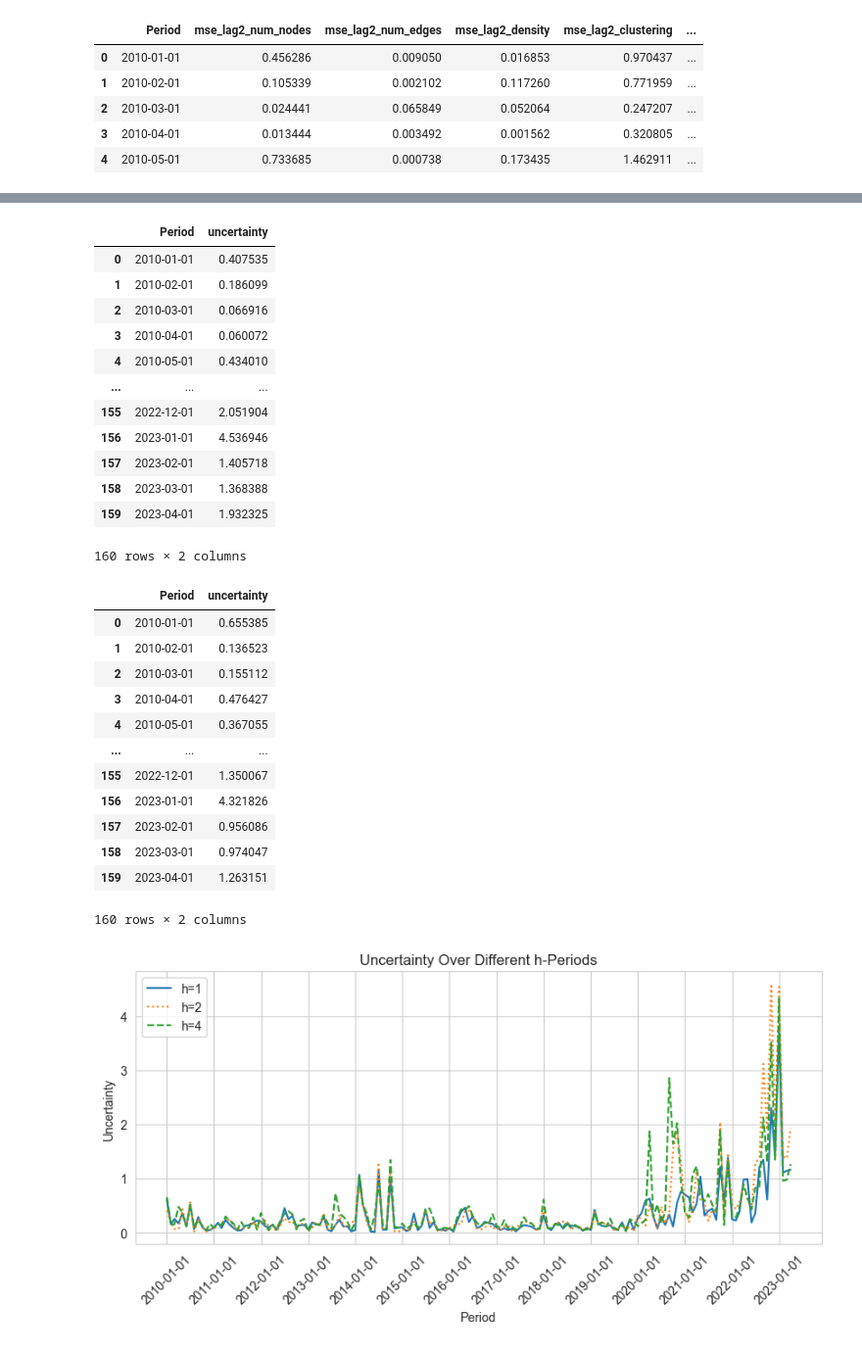
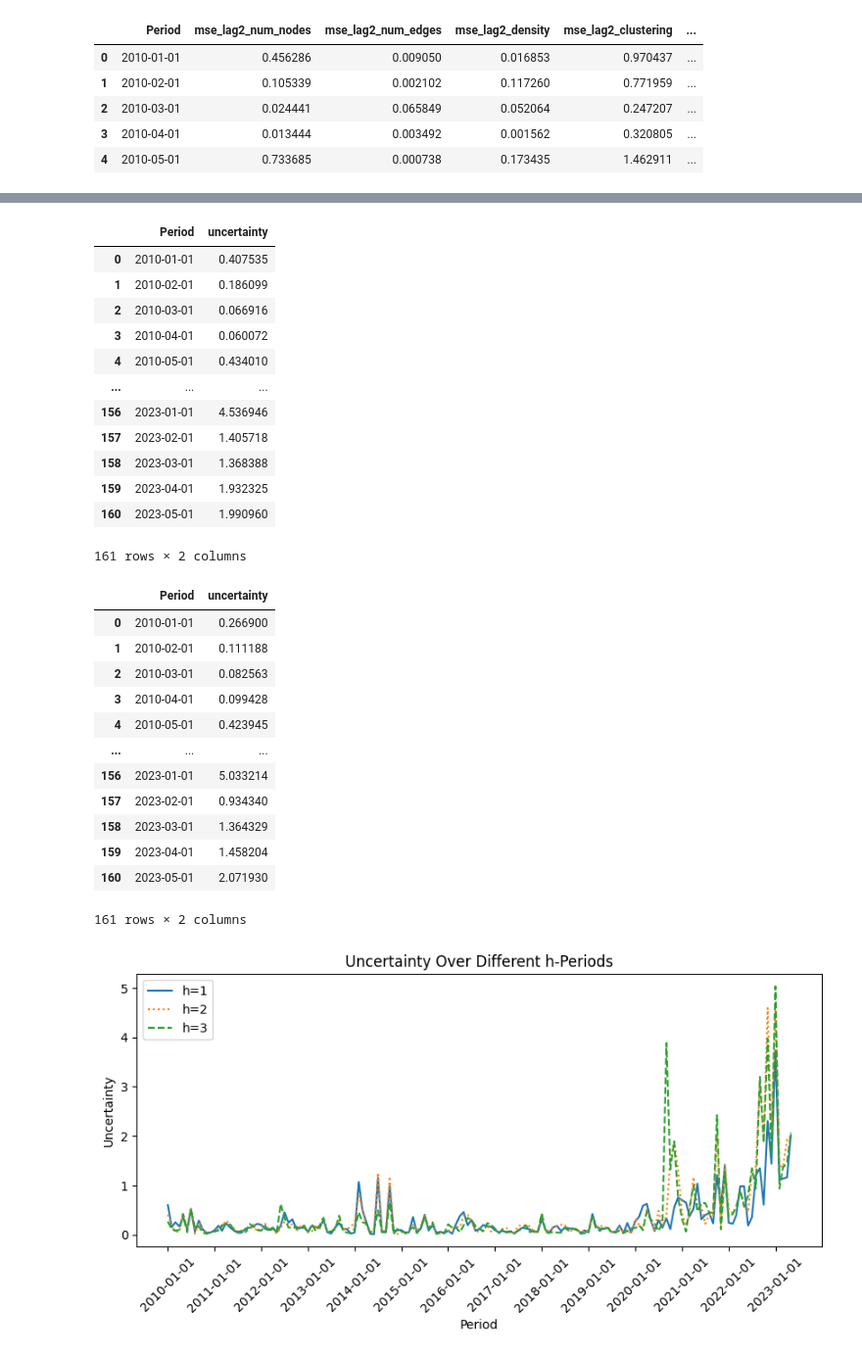
Before and after one commit to Sifan1997/Code_for_thesis, a Jupyter notebook: notebook/2_uncertainty_measurement.ipynb, the cells around one changed output, grey strips where cells are left out. Shown at 98% size. Saved outputs shown, nothing was run; the diff lists cells and outputs as text; code cells hidden in the pictures.

```diff
--- a/notebook/2_uncertainty_measurement.ipynb
+++ b/notebook/2_uncertainty_measurement.ipynb
@@ -80,21 +80,21 @@ target_columns = ['num_nodes', 'num_edges', 'density', 'clustering', 'assortativ
 # Copy the original DataFrame to avoid modifying the original data
 lag1_df = df.copy()
 lag2_df = df.copy()
-lag4_df = df.copy()
+lag3_df = df.copy()
 
 # Shift target columns by 1, 3, and 6 periods in respective lag DataFrames
 for column in target_columns:
     lag1_df[f'{column}'] = lag1_df[column].shift(1)
     lag2_df[f'{column}'] = lag2_df[column].shift(2)
-    lag4_df[f'{column}'] = lag4_df[column].shift(4)
+    lag3_df[f'{column}'] = lag3_df[column].shift(3)
 
 # Shift the Period column
 lag1_df['Period'] = lag1_df['Period'] - pd.DateOffset(months=1)
 lag2_df['Period'] = lag2_df['Period'] - pd.DateOffset(months=2)
-lag4_df['Period'] = lag4_df['Period'] - pd.DateOffset(months=4)
+lag3_df['Period'] = lag3_df['Period'] - pd.DateOffset(months=3)
 
 # Drop rows with NaN values in lag DataFrames
 lag1_df = lag1_df.dropna()
 lag2_df = lag2_df.dropna()
-lag4_df = lag4_df.dropna()
+lag3_df = lag3_df.dropna()
 # %%
@@ -178,13 +178,13 @@ mse_per_column_dict = {}
 for column in columns_to_calculate_mse:
     lag1_mse = calculate_mse_per_period(lag1_df, target_column=column)
     lag2_mse = calculate_mse_per_period(lag2_df, target_column=column)
-    lag4_mse = calculate_mse_per_period(lag4_df, target_column=column)
+    lag3_mse = calculate_mse_per_period(lag3_df, target_column=column)
 
     # Merge the MSE DataFrames on the 'period' column
-    merged_mse_df = lag1_mse.merge(lag2_mse, on='Period').merge(lag4_mse, on='Period')
+    merged_mse_df = lag1_mse.merge(lag2_mse, on='Period').merge(lag3_mse, on='Period')
 
     # Rename the columns to include the column name and lag
-    merged_mse_df.columns = ['Period', f'mse_lag1_{column}', f'mse_lag2_{column}', f'mse_lag4_{column}']
+    merged_mse_df.columns = ['Period', f'mse_lag1_{column}', f'mse_lag2_{column}', f'mse_lag3_{column}']
 
     # Store the MSE DataFrame for the current column in the dictionary
     mse_per_column_dict[column] = merged_mse_df
@@ -192,12 +192,12 @@ for column in columns_to_calculate_mse:
 # Create separate DataFrames for each lag
 lag1_mse = pd.concat([mse_df[f'mse_lag1_{column}'] for column, mse_df in mse_per_column_dict.items()], axis=1)
 lag2_mse = pd.concat([mse_df[f'mse_lag2_{column}'] for column, mse_df in mse_per_column_dict.items()], axis=1)
-lag4_mse = pd.concat([mse_df[f'mse_lag4_{column}'] for column, mse_df in mse_per_column_dict.items()], axis=1)
+lag3_mse = pd.concat([mse_df[f'mse_lag3_{column}'] for column, mse_df in mse_per_column_dict.items()], axis=1)
 
 # Include the 'period' column in the resulting DataFrames
 lag1_mse.insert(0, 'Period', mse_per_column_dict[columns_to_calculate_mse[0]]['Period'])
 lag2_mse.insert(0, 'Period', mse_per_column_dict[columns_to_calculate_mse[0]]['Period'])
-lag4_mse.insert(0, 'Period', mse_per_column_dict[columns_to_calculate_mse[0]]['Period'])
+lag3_mse.insert(0, 'Period', mse_per_column_dict[columns_to_calculate_mse[0]]['Period'])
 # %% [output]
 Best Parameters: {'bootstrap': True, 'max_depth': 11, 'min_samples_leaf': 4, 'min_samples_split': 5, 'n_estimators': 71}
 Overall Test Set Mean Squared Error for num_nodes: 0.8426922007367628
@@ -258,7 +258,7 @@ def calculate_uncertainty_metrics(mse_df):
 # Calculate 'avg_uncertainty' and 'weighted_uncertainty' for each row in mse_df
 uncertainties_1 = calculate_uncertainty_metrics(lag1_mse)
 uncertainties_2 = calculate_uncertainty_metrics(lag2_mse)
-uncertainties_4 = calculate_uncertainty_metrics(lag4_mse)
+uncertainties_3 = calculate_uncertainty_metrics(lag3_mse)
 # %%
 uncertainties_1
 # %% [output]
@@ -311,46 +311,46 @@ uncertainties_2
 | 3 | 2010-04-01 | 0.060072 |
 | 4 | 2010-05-01 | 0.434010 |
 | ... | ... | ... |
-| 155 | 2022-12-01 | 2.051904 |
 | 156 | 2023-01-01 | 4.536946 |
 | 157 | 2023-02-01 | 1.405718 |
 | 158 | 2023-03-01 | 1.368388 |
 | 159 | 2023-04-01 | 1.932325 |
+| 160 | 2023-05-01 | 1.990960 |
-160 rows × 2 columns
+161 rows × 2 columns
 # %%
-uncertainties_4
+uncertainties_3
 # %% [output]
 |  | Period | uncertainty |
-| 0 | 2010-01-01 | 0.655385 |
-| 1 | 2010-02-01 | 0.136523 |
-| 2 | 2010-03-01 | 0.155112 |
-| 3 | 2010-04-01 | 0.476427 |
-| 4 | 2010-05-01 | 0.367055 |
+| 0 | 2010-01-01 | 0.266900 |
+| 1 | 2010-02-01 | 0.111188 |
+| 2 | 2010-03-01 | 0.082563 |
+| 3 | 2010-04-01 | 0.099428 |
+| 4 | 2010-05-01 | 0.423945 |
 | ... | ... | ... |
-| 155 | 2022-12-01 | 1.350067 |
-| 156 | 2023-01-01 | 4.321826 |
-| 157 | 2023-02-01 | 0.956086 |
-| 158 | 2023-03-01 | 0.974047 |
-| 159 | 2023-04-01 | 1.263151 |
+| 156 | 2023-01-01 | 5.033214 |
+| 157 | 2023-02-01 | 0.934340 |
+| 158 | 2023-03-01 | 1.364329 |
+| 159 | 2023-04-01 | 1.458204 |
+| 160 | 2023-05-01 | 2.071930 |
-160 rows × 2 columns
+161 rows × 2 columns
 # %%
 # Plot 'avg_uncertainty'
 plt.figure(figsize=(10, 4))
 plt.plot(uncertainties_1['Period'], uncertainties_1['uncertainty'], label='h=1', linestyle='-')
 plt.plot(uncertainties_2['Period'], uncertainties_2['uncertainty'], label='h=2', linestyle=':')
-plt.plot(uncertainties_4['Period'], uncertainties_4['uncertainty'], label='h=4', linestyle='--')
+plt.plot(uncertainties_3['Period'], uncertainties_3['uncertainty'], label='h=3', linestyle='--')
 
 
 plt.title('Uncertainty Over Different h-Periods')
 plt.xlabel('Period')
 plt.ylabel('Uncertainty')
 plt.legend()
 
 # Set x-axis ticks at intervals of 12 periods and rotate x-labels
 plt.xticks(uncertainties_1['Period'][::12], rotation=45)
 plt.show()
 # %% [output]
-[figure, old version]
+[figure, new version]
 # %%
 # Save to csv
 uncertainties_1.to_csv('../data/processed/uncertainty_index.csv', index=False, encoding='utf')
```
Also changed, not shown: parts of 5 cells of this notebook, 17 other files.
